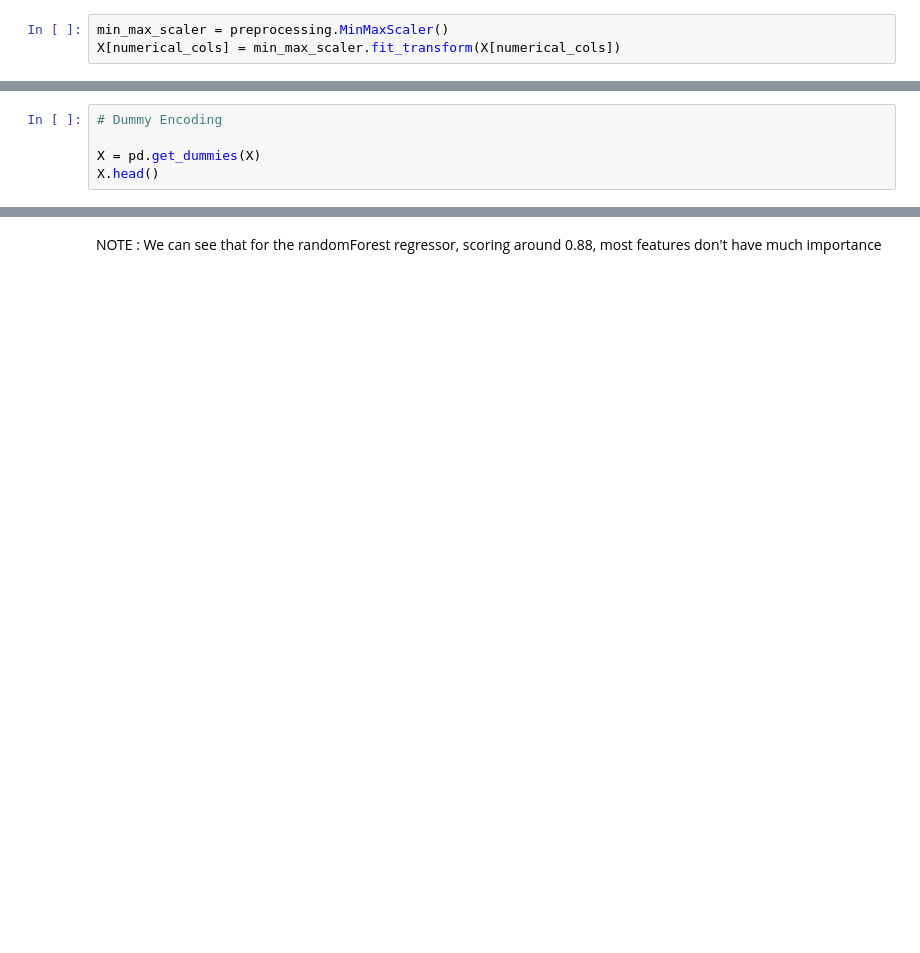
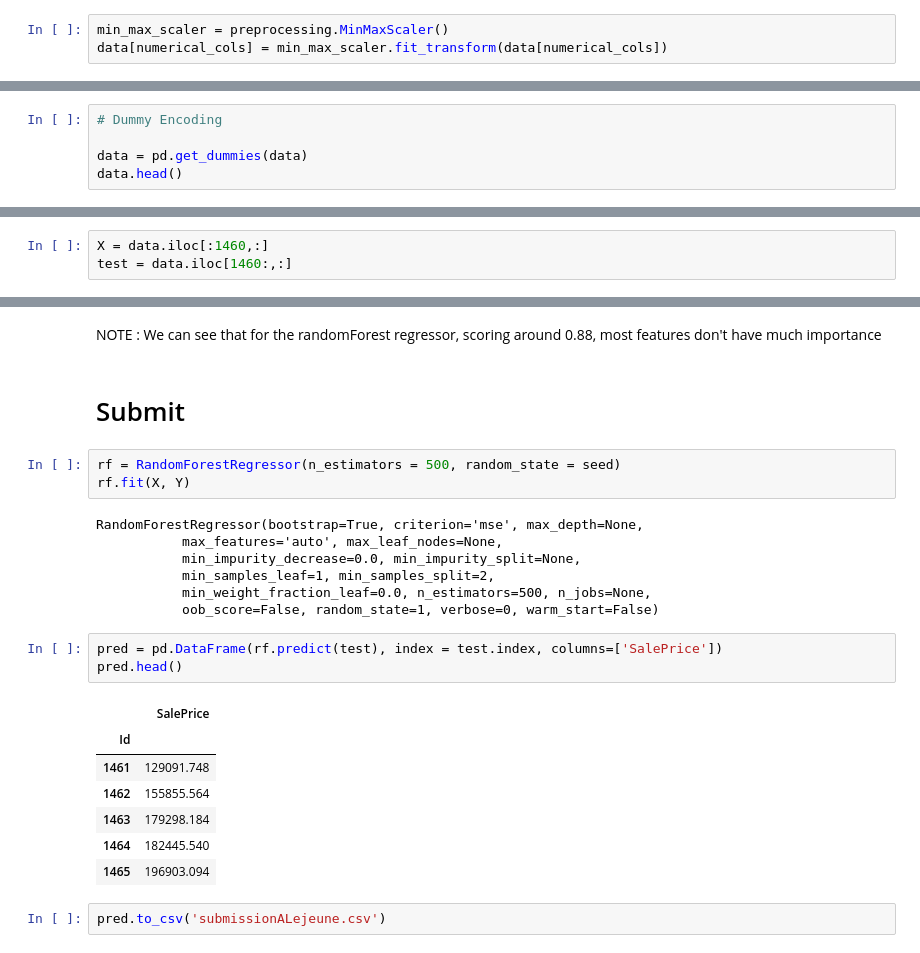
Before and after one commit to EMBSKD/HousePrices, a Jupyter notebook: HousePrices_Predict.ipynb, the cells around one changed output, grey strips where cells are left out. Drawn from its saved outputs; the diff is of its cells as text; blank space fills up the shorter version.

Commit message:
Adding evaluation metric & first submission

```diff
--- a/HousePrices_Predict.ipynb
+++ b/HousePrices_Predict.ipynb
@@ -185,13 +175,13 @@ categorical_cols = [col for col in X.columns.values if col not in numerical_cols
 # %%
 min_max_scaler = preprocessing.MinMaxScaler()
-X[numerical_cols] = min_max_scaler.fit_transform(X[numerical_cols])
+data[numerical_cols] = min_max_scaler.fit_transform(data[numerical_cols])
 # %% [markdown]
 # Encoding categorical features
 # %%
 # Dummy Encoding
 
-X = pd.get_dummies(X)
-X.head()
+data = pd.get_dummies(data)
+data.head()
 # %% [output]
 |  | MSSubClass | LotFrontage | LotArea | OverallQual | OverallCond | YearBuilt | YearRemodAdd | MasVnrArea | ... |
 | Id |  |  |  |  |  |  |  |  | ... |
@@ -210,5 +205,8 @@ X.shape
 # %% [markdown]
 ## Splitting Data in train & test sets
+# %%
+X = data.iloc[:1460,:]
+test = data.iloc[1460:,:]
 # %%
 X_train, X_test, Y_train, Y_test = train_test_split(X, Y, test_size = 0.2, random_state = seed)
 # %% [markdown]
@@ -247,2 +245,27 @@ plt.show()
 # %% [markdown]
 NOTE : We can see that for the randomForest regressor, scoring around 0.88, most features don't have much importance
+# %% [markdown]
+# Submit
+# %%
+rf = RandomForestRegressor(n_estimators = 500, random_state = seed)
+rf.fit(X, Y)
+# %% [output]
+RandomForestRegressor(bootstrap=True, criterion='mse', max_depth=None,
+           max_features='auto', max_leaf_nodes=None,
+           min_impurity_decrease=0.0, min_impurity_split=None,
+           min_samples_leaf=1, min_samples_split=2,
+           min_weight_fraction_leaf=0.0, n_estimators=500, n_jobs=None,
+           oob_score=False, random_state=1, verbose=0, warm_start=False)
+# %%
+pred = pd.DataFrame(rf.predict(test), index = test.index, columns=['SalePrice'])
+pred.head()
+# %% [output]
+|  | SalePrice |
+| Id |  |
+| 1461 | 129091.748 |
+| 1462 | 155855.564 |
+| 1463 | 179298.184 |
+| 1464 | 182445.540 |
+| 1465 | 196903.094 |
+# %%
+pred.to_csv('submissionALejeune.csv')
```
Also changed, not shown: parts of 15 cells of this notebook.
